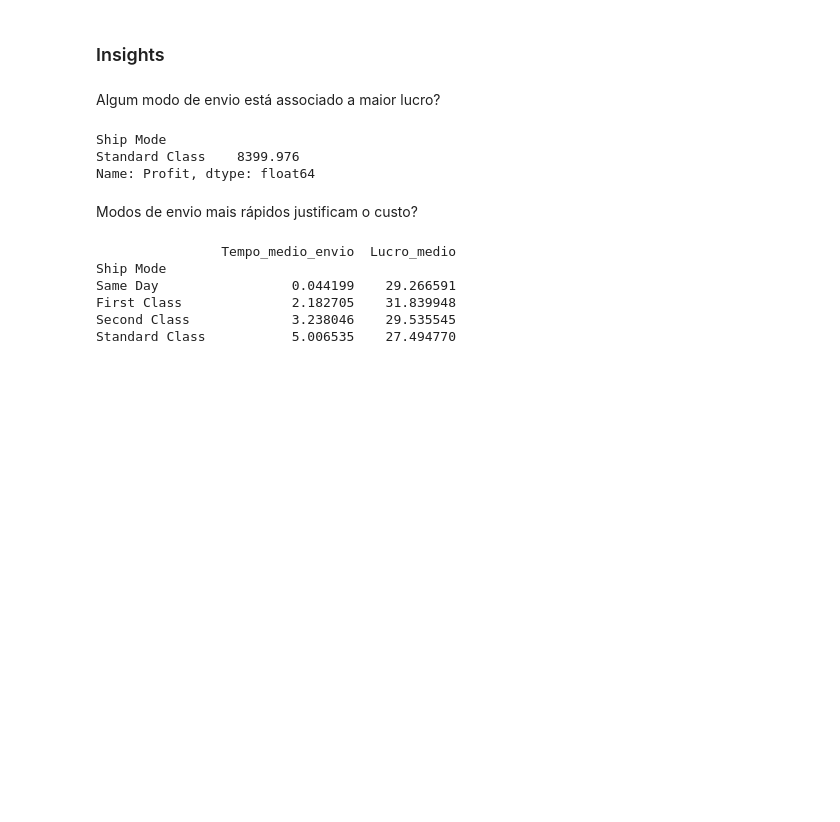
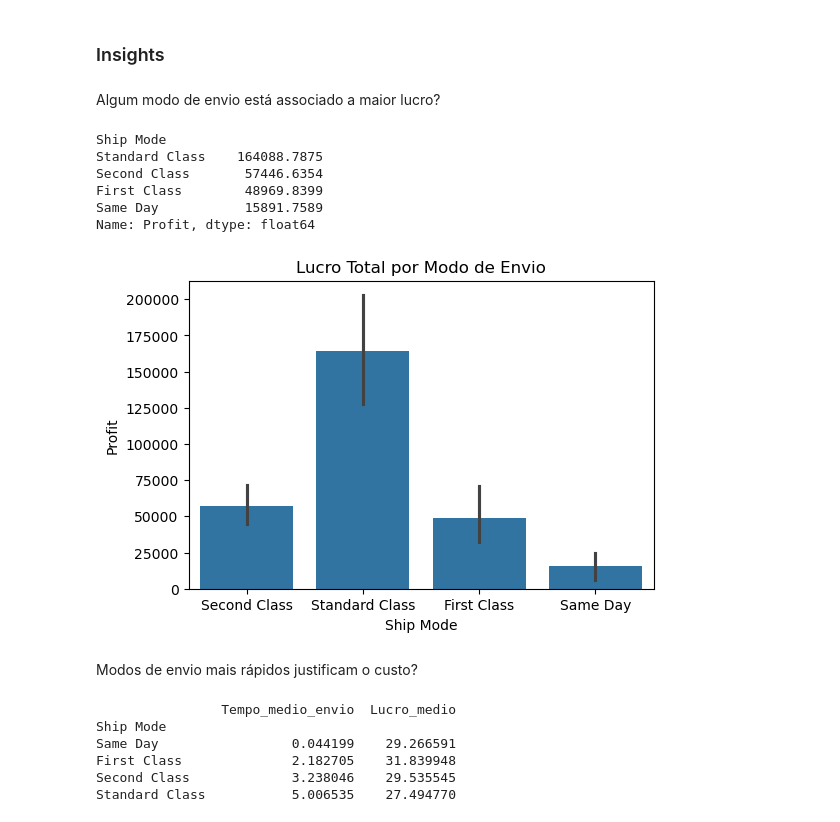
Before and after one commit to emiliogaspar27/data-analysis-portfolio, a Jupyter notebook: Superstore_Sales_Analysis/notebooks/Superstore_Sales_Analysis.ipynb, the cells around one changed output. Drawn from its saved outputs; the diff is of its cells as text; code cells hidden in the pictures; blank space fills up the shorter version.

```diff
--- a/Superstore_Sales_Analysis/notebooks/Superstore_Sales_Analysis.ipynb
+++ b/Superstore_Sales_Analysis/notebooks/Superstore_Sales_Analysis.ipynb
@@ -232,11 +245,21 @@ df.groupby('Ship Mode')[['Sales', 'Profit']].sum()
 # %% [markdown]
 Algum modo de envio está associado a maior lucro?
 # %%
-df.groupby('Ship Mode')['Profit'].max().sort_values(ascending=False).head(1)
+df.groupby('Ship Mode')['Profit'].sum().sort_values(ascending=False)
 # %% [output]
 Ship Mode
-Standard Class    8399.976
+Standard Class    164088.7875
+Second Class       57446.6354
+First Class        48969.8399
+Same Day           15891.7589
 Name: Profit, dtype: float64
+# %%
+plt.figure(figsize=(6,4))
+sns.barplot(x='Ship Mode', y='Profit', data=df, estimator=sum)
+plt.title('Lucro Total por Modo de Envio')
+plt.show()
+# %% [output]
+[figure, added]
 # %% [markdown]
 Modos de envio mais rápidos justificam o custo?
 # %%
```
Also changed, not shown: parts of 15 cells of this notebook.
